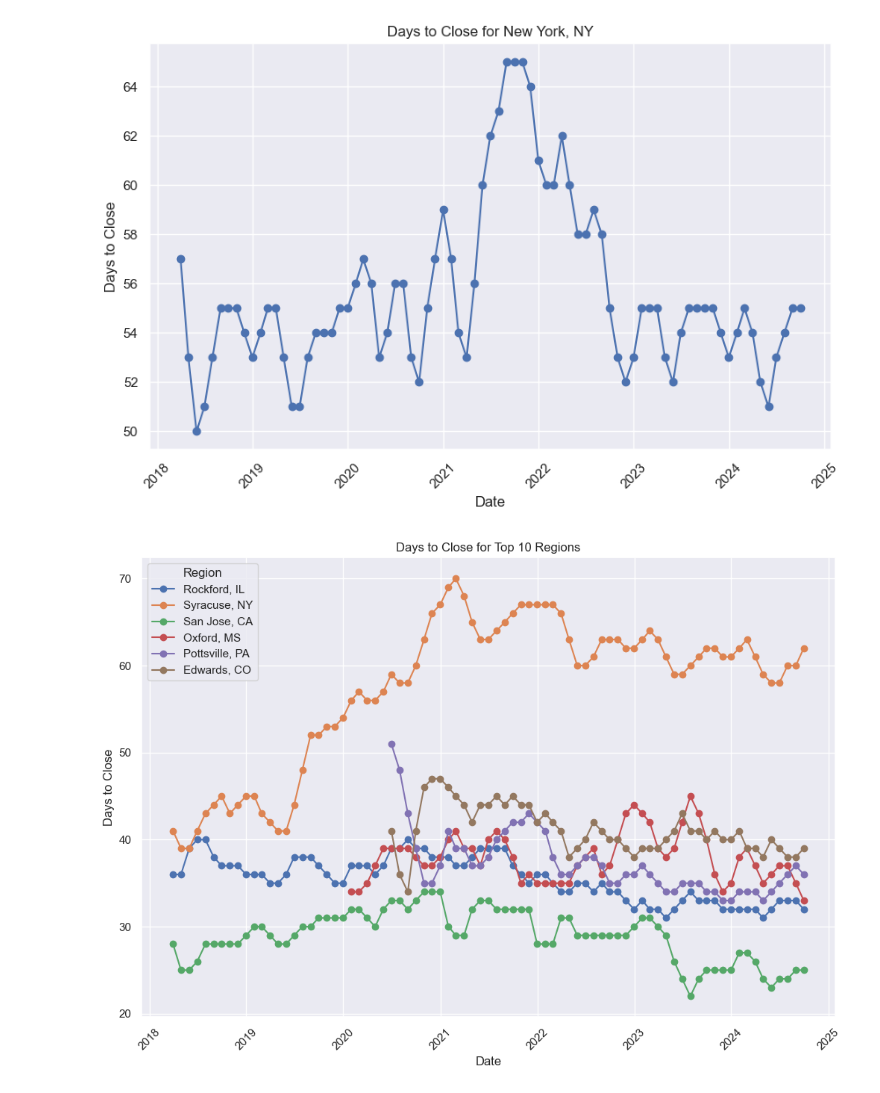
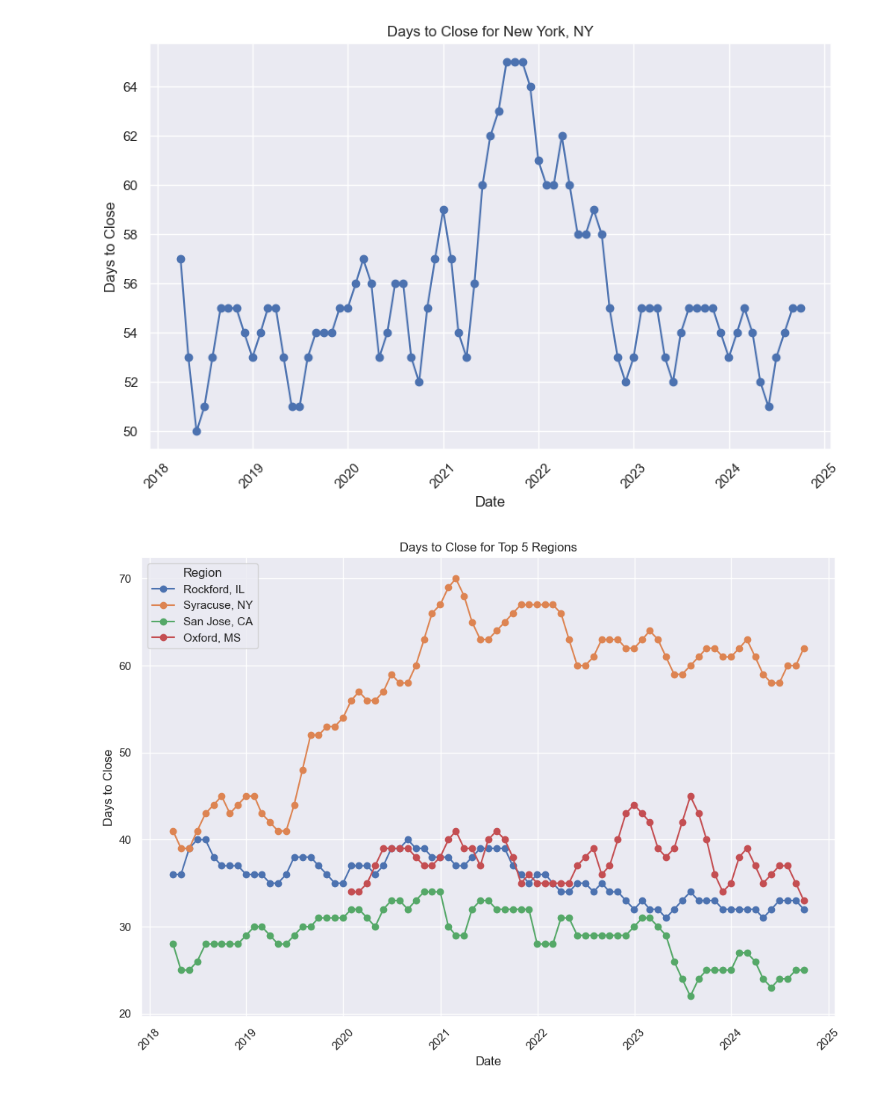
Before and after one commit to arthurkennedy/eda_dppt_project, a Jupyter notebook: mohamed/five.ipynb, the cells around one changed output. Drawn from its saved outputs; the diff is of its cells as text; code cells hidden in the pictures.

```diff
--- a/mohamed/Untitled.ipynb
+++ b/mohamed/five.ipynb
@@ -244,7 +249,7 @@ plt.show()
 [figure]
 # %%
 # Trends among our top ten regions
-regions_to_plot = top_25_regions.head(10)['RegionID']
+regions_to_plot = top_25_regions.head(5)['RegionID']
 multiple_region_data = mean_days_to_pending_melted[mean_days_to_pending_melted['RegionID'].isin(regions_to_plot)].reset_index()
 
 # Plot the timelines for multiple regions
@@ -255,7 +260,7 @@ for region in regions_to_plot:
     if not region_data.empty:
         plt.plot(region_data['Date'], region_data['DaysToPending'], marker='o', label=region_data['RegionName'].iloc[0])
 
-plt.title('Days to Pending for Top 10 Regions')
+plt.title('Days to Pending for Top 5 Regions')
 plt.xlabel('Date')
 plt.ylabel('Days to Pending')
 plt.legend(title='Region')
@@ -303,23 +308,23 @@ plt.show()
 [figure]
 # %%
 # Trends among our top ten regions
-regions_to_plot = top_25_regions.head(10)['RegionID']
+regions_to_plot = top_25_regions.head(5)['RegionID']
 multiple_region_data = mean_days_to_close_melted[mean_days_to_close_melted['RegionID'].isin(regions_to_plot)].reset_index()
 
 # Plot the timelines for multiple regions
 plt.figure(figsize=(12, 8))
 
 for region in regions_to_plot:
     region_data = multiple_region_data[multiple_region_data['RegionID'] == region]
     if not region_data.empty:
         plt.plot(region_data['Date'], region_data['DaysToClose'], marker='o', label=region_data['RegionName'].iloc[0])
 
-plt.title('Days to Close for Top 10 Regions')
+plt.title('Days to Close for Top 5 Regions')
 plt.xlabel('Date')
 plt.ylabel('Days to Close')
 plt.legend(title='Region')
 plt.grid(True)
 plt.xticks(rotation=45)
 plt.show()
 # %% [output]
-[figure, old version]
+[figure, new version]
```
Also changed, not shown: parts of 31 cells of this notebook, 1 other file.
